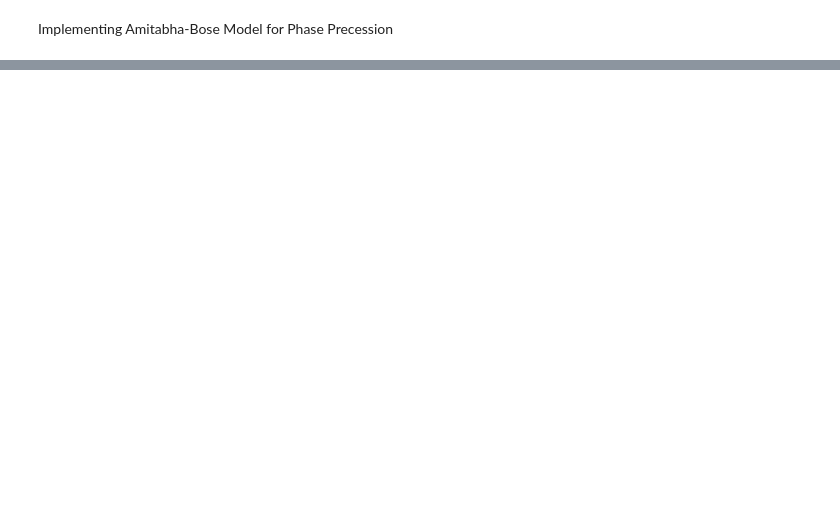
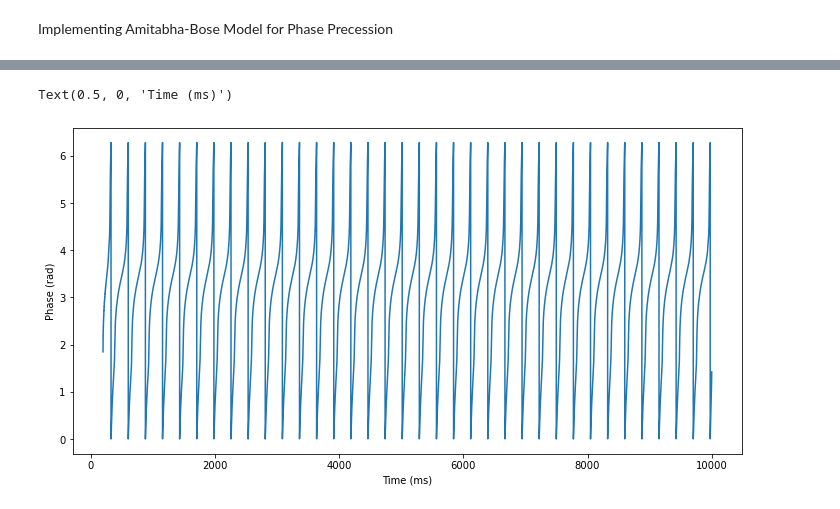
Before and after one commit to tiny-infinity/GridCellsTheta, a Jupyter notebook: amit_bose_diffeq.ipynb, the cells around one changed output, grey strips where cells are left out. Drawn from its saved outputs; the diff is of its cells as text; code cells hidden in the pictures; blank space fills up the shorter version.

```diff
--- a/amit_bose_diffeq.ipynb
+++ b/amit_bose_diffeq.ipynb
@@ -124,0 +141,15 @@ def dwp_dt(Vp):
+# %%
+from scipy.signal import hilbert
+
+theta_signal = Vt_sol[2000:]   # use thalamic cell as theta reference
+
+analytic_signal = hilbert(theta_signal)
+phase = np.angle(analytic_signal)      # in [-pi, pi]
+phase = np.mod(phase, 2*np.pi)         # convert to [0, 2pi]
+plt.figure(figsize=(12,6))
+plt.plot(t[2000:], phase)
+plt.ylabel("Phase (rad)")
+plt.xlabel("Time (ms)")
+# %% [output]
+Text(0.5, 0, 'Time (ms)')
+[figure, added]
```
Also changed, not shown: parts of 8 cells of this notebook.
